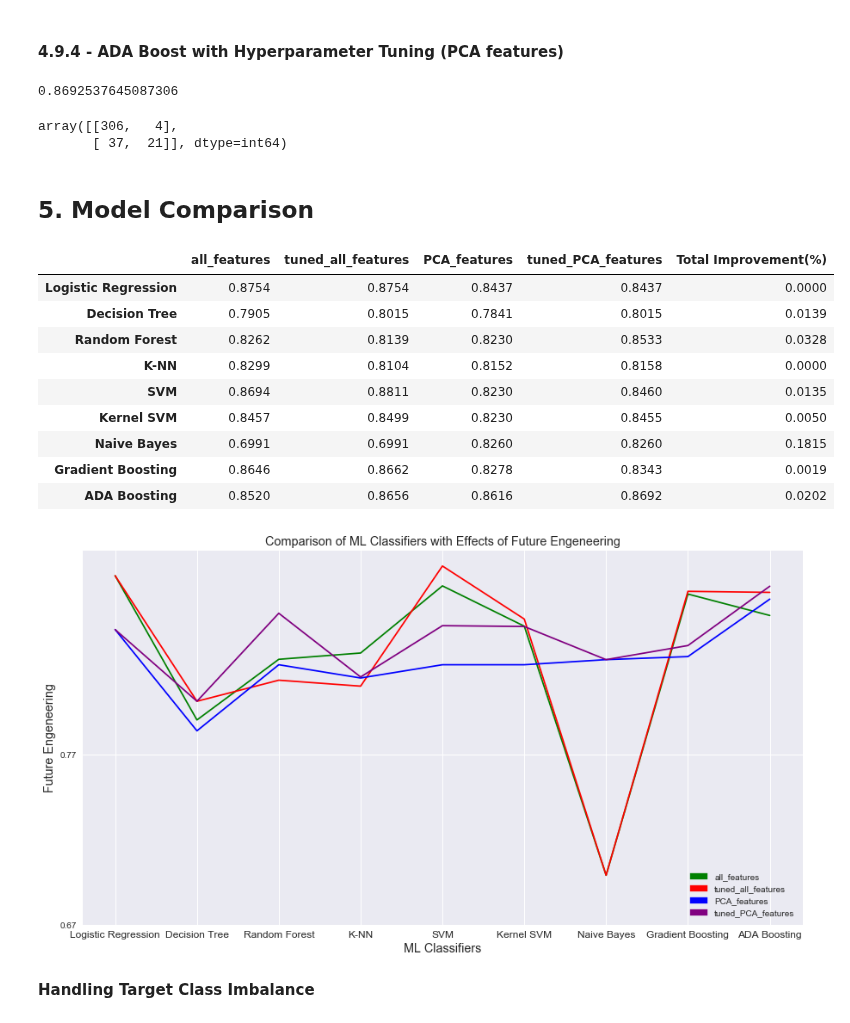
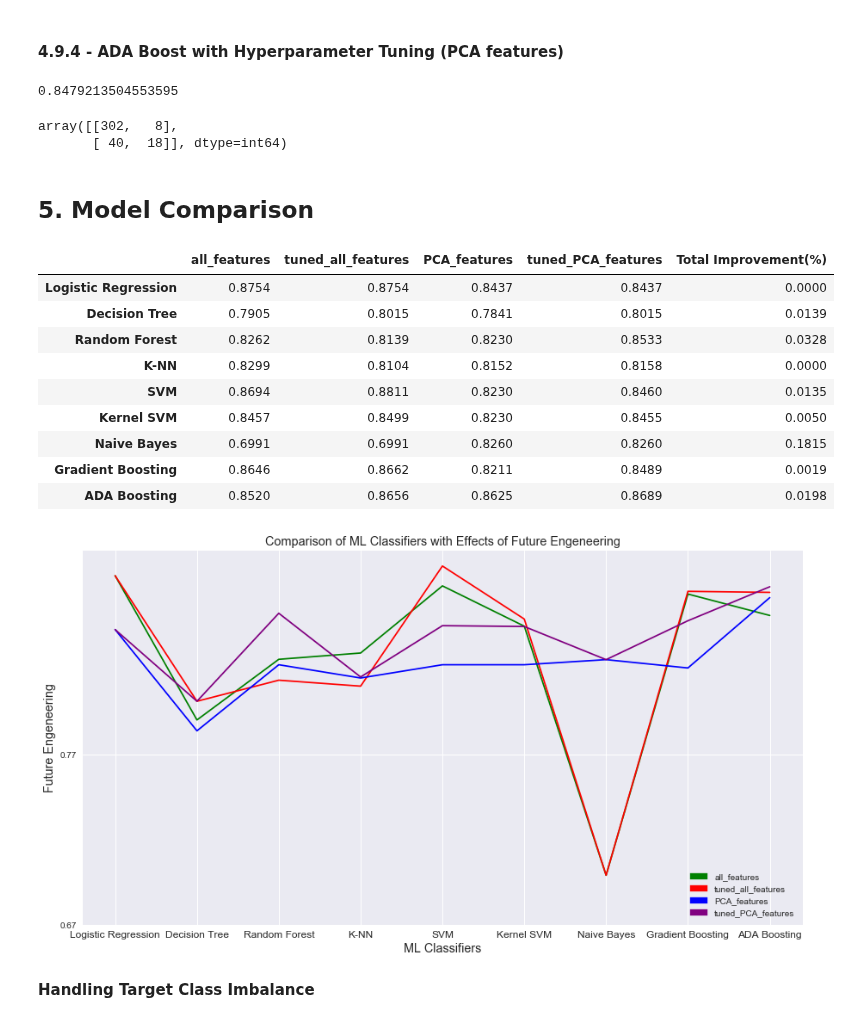
Before and after one commit to ShiningData/Capstone_Project-IBM_HR_Analytics, a Jupyter notebook: HR Analytics Employee Attrition and Performance.ipynb, the cells around one changed output. Cells and saved outputs as stored; diff of their text form; code cells hidden in the pictures.

```diff
--- a/HR Analytics Employee Attrition and Performance.ipynb
+++ b/HR Analytics Employee Attrition and Performance.ipynb
@@ -2237,7 +2237,7 @@ array([[296,  14],
 #### 4.9.4 - ADA Boost with Hyperparameter Tuning (PCA features)
 # %%
 # Instantiate ADA Boosting classifier: abc
-abc = ABC(n_estimators= 250, learning_rate = 0.25, random_state = 0)
+abc = AdaBoostClassifier(n_estimators= 250, learning_rate = 0.25, random_state = 0)
 
 # Fitting ADA Boosting classification to the Training set
 abc.fit(X_train_pca, y_train)
@@ -2251,9 +2251,9 @@ print(f1_score(y_test, y_pred, average = 'weighted'))
 # Making the Confusion Matrix
 confusion_matrix(y_test, y_pred)
 # %% [output]
-0.8692537645087306
+0.8479213504553595
-array([[306,   4],
-       [ 37,  21]], dtype=int64)
+array([[302,   8],
+       [ 40,  18]], dtype=int64)
 # %% [markdown]
 ## 5. Model Comparison
 # %%
@@ -2265,36 +2265,36 @@ results={'Logistic Regression': [0.8754, 0.8754, 0.8437, 0.8437],
          'SVM': [0.8694, 0.8811, 0.8230, 0.8460],
          'Kernel SVM': [0.8457, 0.8499, 0.8230, 0.8455],
          'Naive Bayes': [0.6991, 0.6991, 0.8260, 0.8260],
-         'Gradient Boosting': [0.8646, 0.8662, 0.8278, 0.8343],
-         'ADA Boosting': [0.8520, 0.8656, 0.8616, 0.8692]}
+         'Gradient Boosting': [0.8646, 0.8662, 0.8211, 0.8489],
+         'ADA Boosting': [0.8520, 0.8656, 0.8625, 0.8689]}
 # %%
 # Creating model comparison dataframe
-df = pd.DataFrame.from_dict(results, orient='index')
-df.columns = ['all_features', 'tuned_all_features', 'PCA_features', 'tuned_PCA_features']
+comparison = pd.DataFrame.from_dict(results, orient='index')
+comparison.columns = ['all_features', 'tuned_all_features', 'PCA_features', 'tuned_PCA_features']
 # %%
 # Computing the total improvement on the f1 score
 
 list1 = []
 for i in df.index:
-    d = max(df.all_features[i], df.tuned_all_features[i], df.PCA_features[i], df.tuned_PCA_features[i])
+    d = max(comparison.all_features[i], comparison.tuned_all_features[i], comparison.PCA_features[i], comparison.tuned_PCA_features[i])
     e = (d / df.all_features[i]) - 1
     list1.append(float("%.4f" % e))
 
-df['Total Improvement(%)'] = list1
+comparison['Total Improvement(%)'] = list1
 # %%
 # Models Compare List
-df
+comparison
 # %% [output]
 |  | all_features | tuned_all_features | PCA_features | tuned_PCA_features | Total Improvement(%) |
 | Logistic Regression | 0.8754 | 0.8754 | 0.8437 | 0.8437 | 0.0000 |
 | Decision Tree | 0.7905 | 0.8015 | 0.7841 | 0.8015 | 0.0139 |
 | Random Forest | 0.8262 | 0.8139 | 0.8230 | 0.8533 | 0.0328 |
 | K-NN | 0.8299 | 0.8104 | 0.8152 | 0.8158 | 0.0000 |
 | SVM | 0.8694 | 0.8811 | 0.8230 | 0.8460 | 0.0135 |
 | Kernel SVM | 0.8457 | 0.8499 | 0.8230 | 0.8455 | 0.0050 |
 | Naive Bayes | 0.6991 | 0.6991 | 0.8260 | 0.8260 | 0.1815 |
-| Gradient Boosting | 0.8646 | 0.8662 | 0.8278 | 0.8343 | 0.0019 |
-| ADA Boosting | 0.8520 | 0.8656 | 0.8616 | 0.8692 | 0.0202 |
+| Gradient Boosting | 0.8646 | 0.8662 | 0.8211 | 0.8489 | 0.0019 |
+| ADA Boosting | 0.8520 | 0.8656 | 0.8625 | 0.8689 | 0.0198 |
 # %%
 # Comparison of ML Classifiers with Effects of Feature Engineering
 import matplotlib.patches as mpatches
@@ -2341,6 +2341,6 @@ plt.legend(handles=[green, orange, blue, purple], loc=4)
 # Show graphic
 plt.show()
 # %% [output]
-[figure, old version]
+[figure, new version]
 # %% [markdown]
 **Handling Target Class Imbalance**
```
Also changed, not shown: parts of 15 cells of this notebook.
